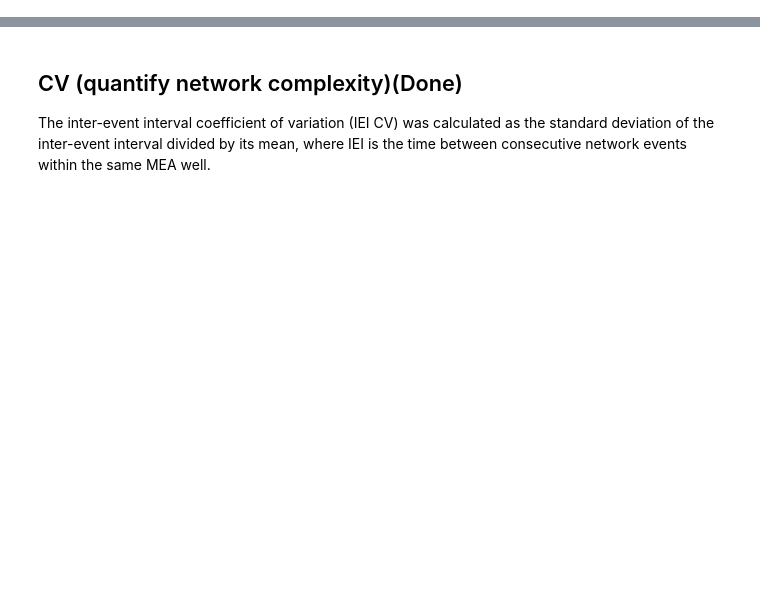
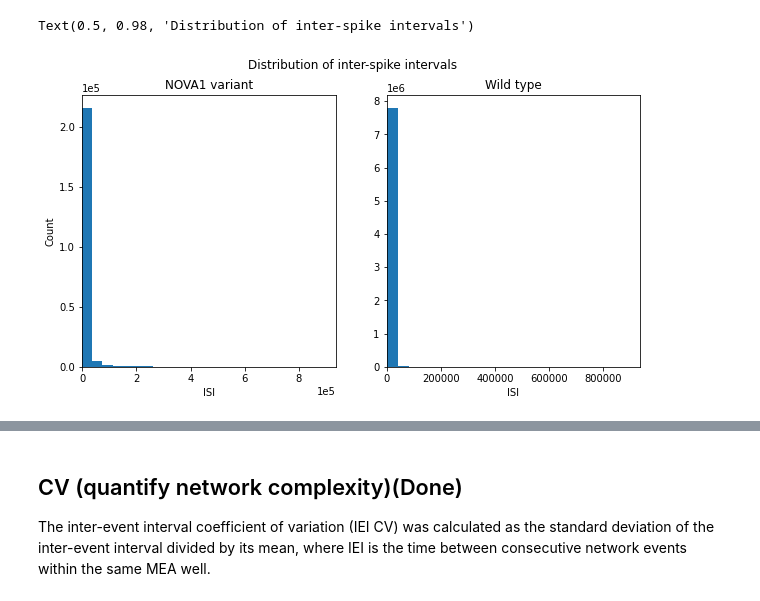
Before and after one commit to xuanyuw/NOVA1_variation_LFP, a Jupyter notebook: analyze_LFP.ipynb, the cells around one changed output, grey strips where cells are left out. Drawn from its saved outputs; the diff is of its cells as text; code cells hidden in the pictures; blank space fills up the shorter version.

```diff
--- a/analyze_LFP.ipynb
+++ b/analyze_LFP.ipynb
@@ -115,0 +135,24 @@ wild mean = 742.263161, std = 9850.596661
+# %%
+def calculate_isi(file):
+  """
+  Caluculate inter-spike interval
+  file: file loaded by h5py
+  return: inter-spike interval of all the channels in a 1D array
+  """
+  all_isi = []
+  spikes = np.array(file['spikes'])
+  for i in range(num_wells):
+    isi = []
+    for j in range(num_channels):
+      spks = np.array(file[spikes[j, i]]).flatten()
+      spks_diff = np.diff(spks).flatten()
+      if len(spks_diff)>1:
+        isi.append(spks_diff)
+    if len(isi)>0:
+      isi = np.hstack(isi)
+      all_isi.append(isi)
+  return np.hstack(all_isi)
+
+# Calcualte ISI for all recordings
+nova_isi = [calculate_isi(file) for file in nova_files]
+ctc_isi = [calculate_isi(file) for file in ctc_files]
@@ -115,0 +165,19 @@ wild mean = 742.263161, std = 9850.596661
+# %%
+plt.figure(figsize=(10, 5))
+plt.subplot(1, 2, 1)
+plt.hist(np.hstack(nova_isi),bins=50)
+plt.title('NOVA1 variant')
+plt.xlabel('ISI')
+plt.ylabel('Count')
+upper_lim = np.max([max(i) for i in nova_isi])/2
+plt.xlim([0, upper_lim])
+plt.ticklabel_format(axis="both", style="sci",scilimits=(0,0))
+plt.subplot(1, 2, 2)
+plt.hist(np.hstack(ctc_isi),bins=50)
+plt.title('Wild type')
+plt.xlabel('ISI')
+plt.xlim([0, upper_lim])
+plt.suptitle('Distribution of inter-spike intervals')
+# %% [output]
+Text(0.5, 0.98, 'Distribution of inter-spike intervals')
+[figure, added]
```
Also changed, not shown: parts of 80 cells of this notebook.
